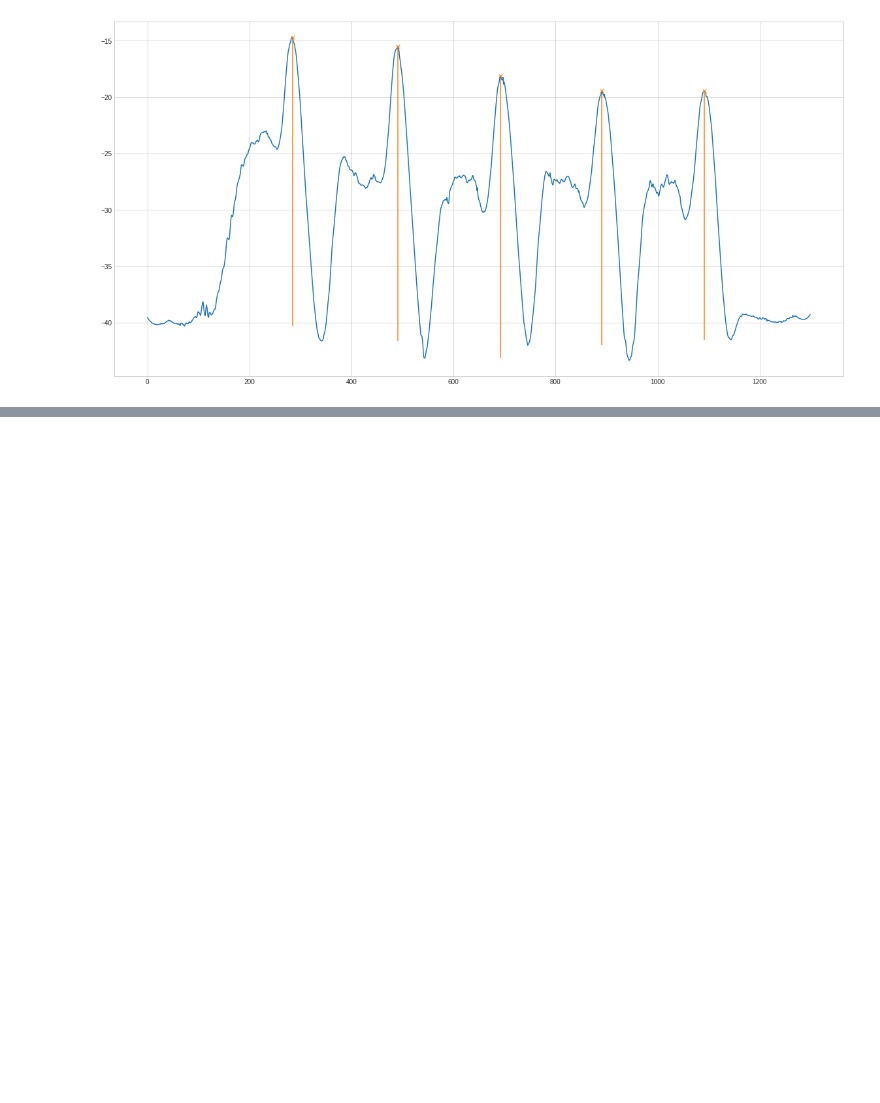
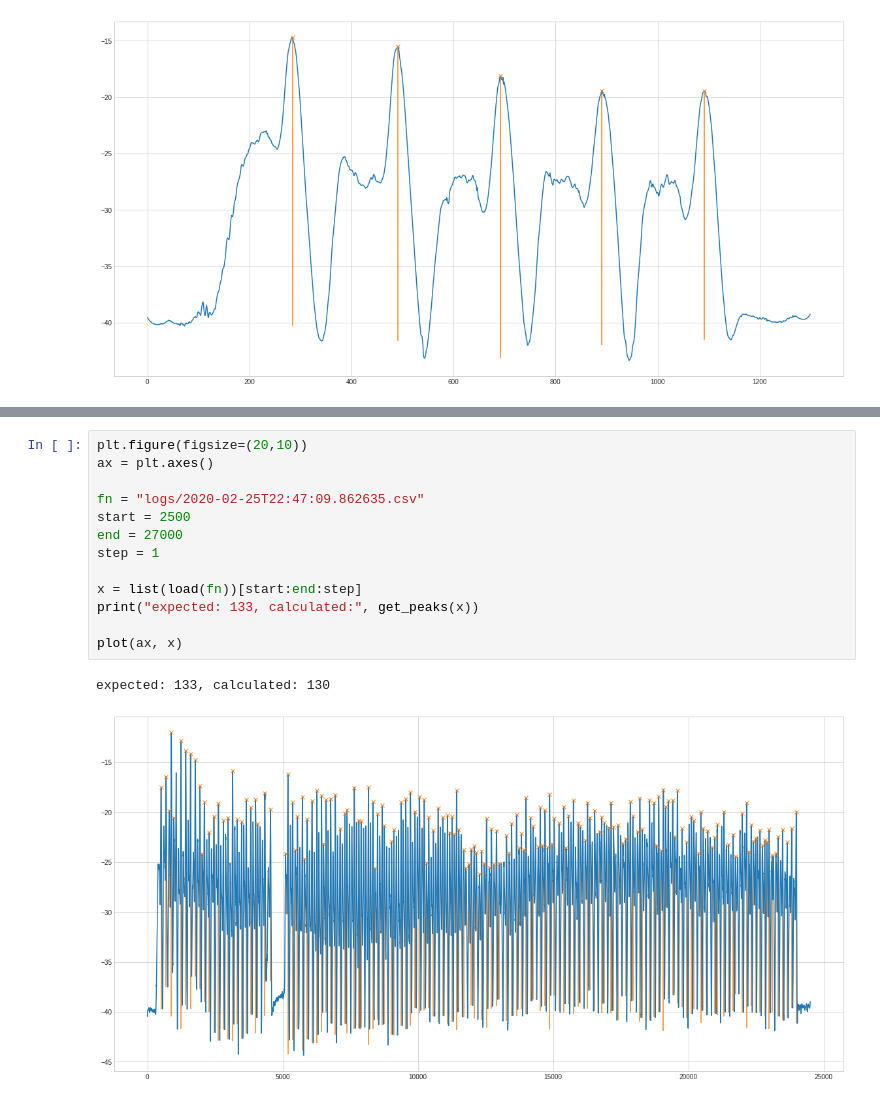
Before and after one commit to mfa/rowing-count, a Jupyter notebook: experiments.ipynb, the cells around one changed output, grey strips where cells are left out. Cells and saved outputs as stored; diff of their text form; blank space fills up the shorter version.

```diff
--- a/experiments.ipynb
+++ b/experiments.ipynb
@@ -109,0 +142,16 @@ expected: 100, calculated: 98
+# %%
+plt.figure(figsize=(20,10))
+ax = plt.axes()
+
+fn = "logs/2020-02-25T22:47:09.862635.csv"
+start = 2500
+end = 27000
+step = 1
+
+x = list(load(fn))[start:end:step]
+print("expected: 133, calculated:", get_peaks(x))
+
+plot(ax, x)
+# %% [output]
+expected: 133, calculated: 130
+[figure, added]
```
Also changed, not shown: parts of 5 cells of this notebook, 1 other file.
